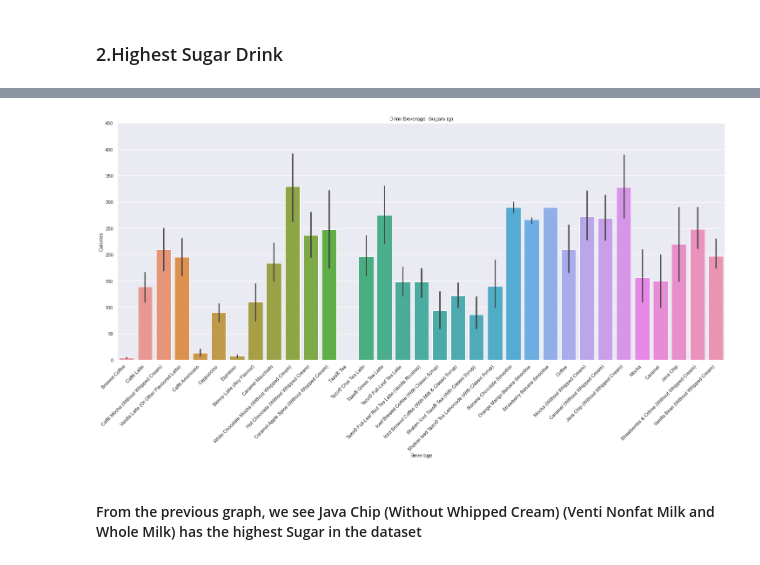
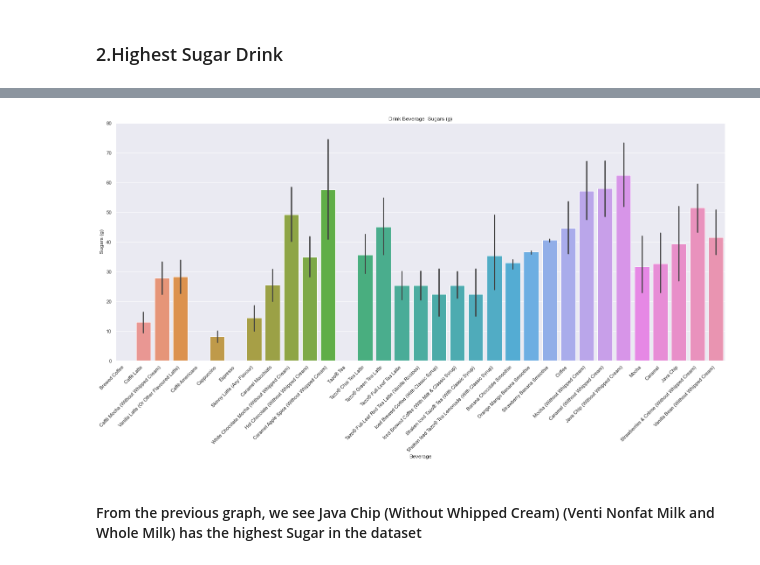
Before and after one commit to BeshoyShaher/eT3-Task, a Jupyter notebook: eT3-Task/Data-science task/drinkMenu.ipynb, the cells around one changed output, grey strips where cells are left out. Cells and saved outputs as stored; diff of their text form; code cells hidden in the pictures.

```diff
--- a/eT3-Task/Data-science task/drinkMenu.ipynb
+++ b/eT3-Task/Data-science task/drinkMenu.ipynb
@@ -173,14 +174,12 @@ dfcopy.sort_values(" Sugars (g)", ascending=False).head(2)
 # %%
 # data visualization to see the which drink has the highest calories
 plt.figure(figsize=(25, 10))
 plt.title('Drink Beverage  Sugars (g)')
 plt.xticks(rotation=45, ha='right')
-# plt.xlim(0 , 50)
-plt.ylim(0 , 450)
-# plt.bar(df_clean['Beverage'], df_clean[' Sugars (g)'])
-sns.barplot(x="Beverage", y="Calories", data=dfcopy)
+plt.ylim(0 , 80)
+sns.barplot(x="Beverage", y=" Sugars (g)", data=dfcopy)
 plt.show()
 # %% [output]
-[figure, old version]
+[figure, new version]
 # %% [markdown]
 #### From the previous graph, we see Java Chip (Without Whipped Cream) (Venti Nonfat Milk and Whole Milk) has the highest Sugar in the dataset
```
Also changed, not shown: parts of 1 cell of this notebook, 2 other files.
